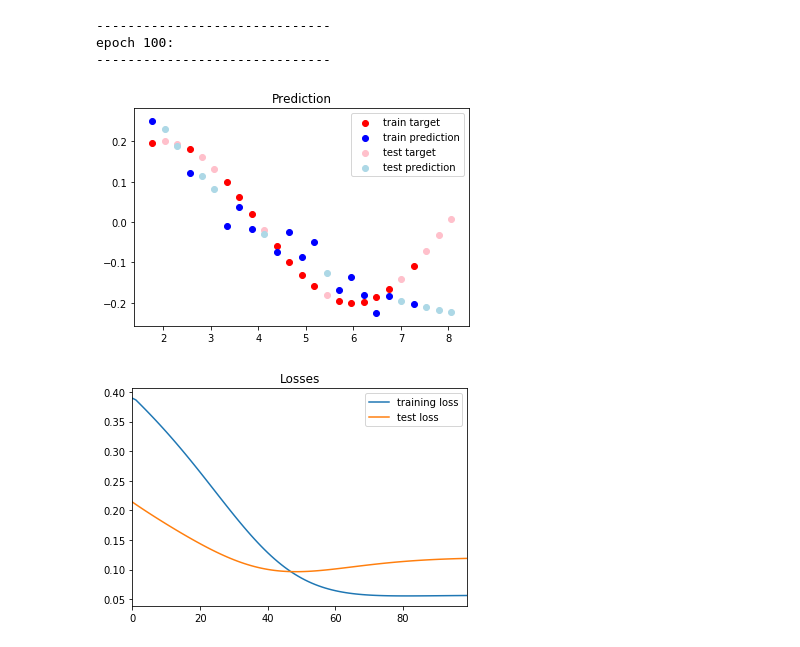
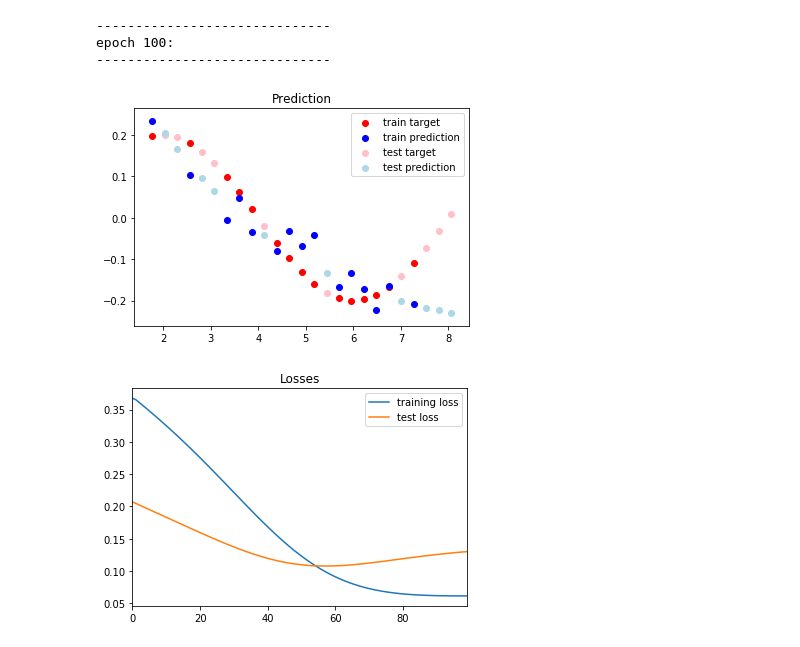
Before and after one commit to DrShushen/min_maml, a Jupyter notebook: 03_train.ipynb, the cells around one changed output. Drawn from its saved outputs; the diff is of its cells as text; code cells hidden in the pictures.

```diff
--- a/03_train.ipynb
+++ b/03_train.ipynb
@@ -10,6 +8,9 @@ import torch.nn as nn
 from torch.utils.data import RandomSampler, DataLoader
 
 from data import TrainTestSplitter, CurveTasks
+# %%
+# Device.
+device = torch.device("cuda:0")
 # %%
 class Model(nn.Module):
 
@@ -41,14 +47,12 @@ for ((x_train, y_train), (x_test, y_test)) in dl_train:
 # %%
 def show_plot(x, y, y_preds, x_test, y_test, y_preds_test, ylim=None):
 
-    x_ = x.numpy()
-    y_ = y.numpy()
-    y_preds_ = y_preds.numpy()
-    x_test_ = x_test.numpy()
-    y_test_ = y_test.numpy()
-    y_preds_test_ = y_preds_test.numpy()
-
-    # print(x_.shape, y_.shape, y_preds_.shape)
+    x_ = x.cpu().numpy()
+    y_ = y.cpu().numpy()
+    y_preds_ = y_preds.cpu().numpy()
+    x_test_ = x_test.cpu().numpy()
+    y_test_ = y_test.cpu().numpy()
+    y_preds_test_ = y_preds_test.cpu().numpy()
 
     plt.figure()
     plt.scatter(x_, y_, color="red", label="train target")
@@ -77,11 +81,14 @@ def plot_losses(train_loss, test_loss, xlim=None):
     plt.close()
 
     return f
+# %%
+# Use manual version of SGD?
+use_manual_sgd = True
 # %%
 # Optimise.
 
 torch.manual_seed(9)  # Set seed for optimisation.
-model = Model()
+model = Model().to(device)
 
 epochs = 100
 lr = 0.1
@@ -92,7 +99,7 @@ y = y_train[0]
 x_test_ = x_test[0]
 y_test_ = y_test[0]
 
-opt = torch.optim.SGD(model.parameters(), lr=lr, momentum=0.2)
+opt = torch.optim.SGD(model.parameters(), lr=lr, momentum=0)
 
 epoch_losses_train = np.zeros((epochs,))
 epoch_losses_test = np.zeros((epochs,))
@@ -115,19 +122,33 @@ for epoch in range(epochs):
         # Zero the gradients.
         model.zero_grad()
 
-        # Compute loss.
+        # Predict.
         x_it = x[it].float().unsqueeze(0)
         y_pred = model(x_it)
         y_preds[it] = y_pred.detach()
 
+        # Compute loss.
         mse_loss = compute_mse(y_pred.squeeze(), y[it])
         mse_losses[it] = mse_loss
 
-        # Backprop.
-        mse_loss.backward(torch.tensor(1.))
+        if use_manual_sgd is not True:
 
-        # Gradient descent.
-        opt.step()
+            # Backprop.
+            mse_loss.backward(torch.tensor(1.).to(device))
+
+            # Gradient descent.
+            opt.step()
+
+        else:
+
+            params_list = list(model.parameters())
+            grads = torch.autograd.grad(outputs=mse_loss, inputs=params_list, grad_outputs=torch.tensor(1.).to(device), retain_graph=False, create_graph=False)
+            for idx, parameter in enumerate(params_list):
+                parameter.grad = grads[idx].data
+
+            with torch.no_grad():  # Do not track.
+                for name, parameter in model.named_parameters():
+                    parameter.data -= lr * parameter.grad.data
 
     ##########
     # Evaluate
@@ -141,32 +162,32 @@ for epoch in range(epochs):
     for it in range(len(x_test_)):
         # Compute loss.
         x_it_test = x_test_[it].float().unsqueeze(0)
         y_pred_test = model(x_it_test)
         y_preds_test[it] = y_pred_test.detach()
         mse_loss_test = compute_mse(y_pred_test.squeeze(), y_test_[it])
         mse_losses_test[it] = mse_loss_test
 
     f1 = show_plot(x, y, y_preds, x_test_, y_test_, y_preds_test, ylim=None)
 
     epoch_mse_train = mse_losses.sum().item()
     epoch_mse_test = mse_losses_test.sum().item()
 
     epoch_losses_train[epoch] = epoch_mse_train
     epoch_losses_test[epoch] = epoch_mse_test
     f2 = plot_losses(epoch_losses_train[:epoch+1], epoch_losses_test[:epoch+1], xlim=(0, epochs-1))
 
     #########
     # Display
     #########
 
     disp.display(f1)
     disp.display(f2)
     print()
     print("Training loss: {}".format(epoch_mse_train))
     print("Test loss: {}".format(epoch_mse_test))
 # %% [output]
 ------------------------------
 epoch 100:
 ------------------------------
-[figure, old version]
+[figure, new version]
-[figure, old version]
+[figure, new version]
```
Also changed, not shown: parts of 3 cells of this notebook.
